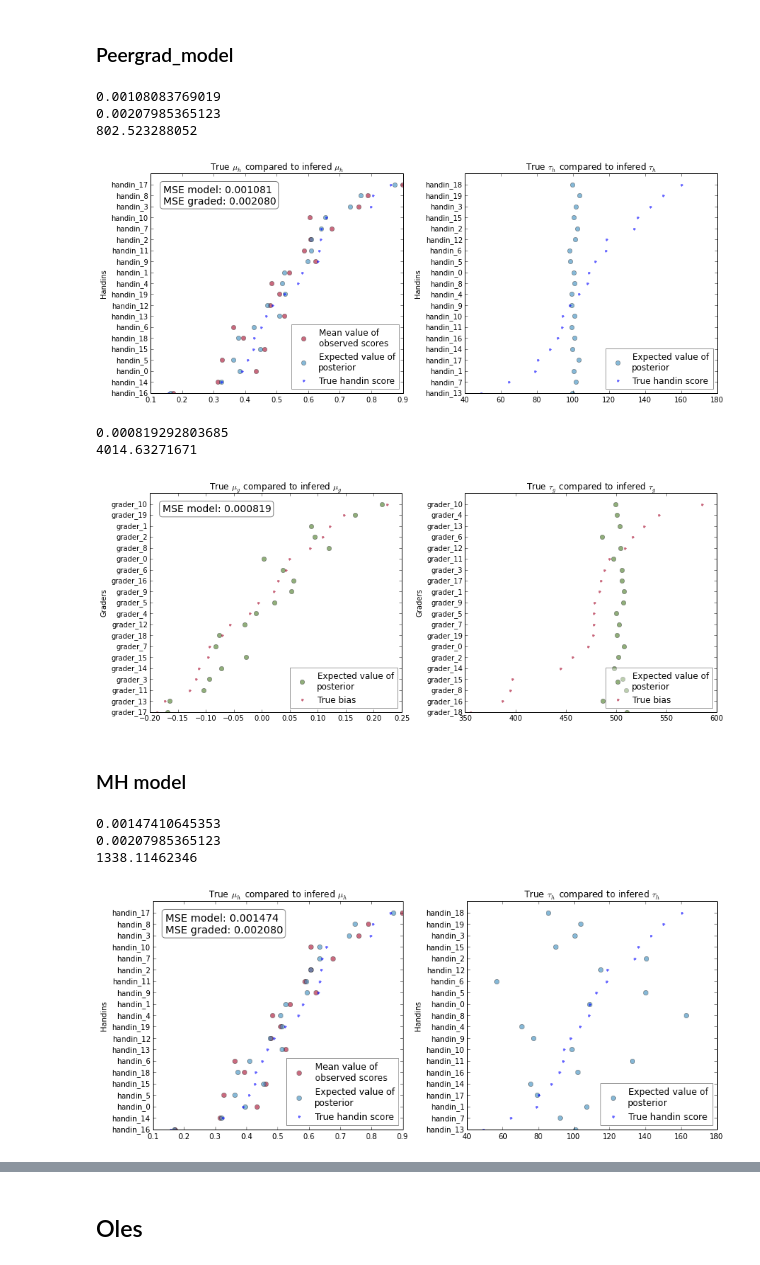
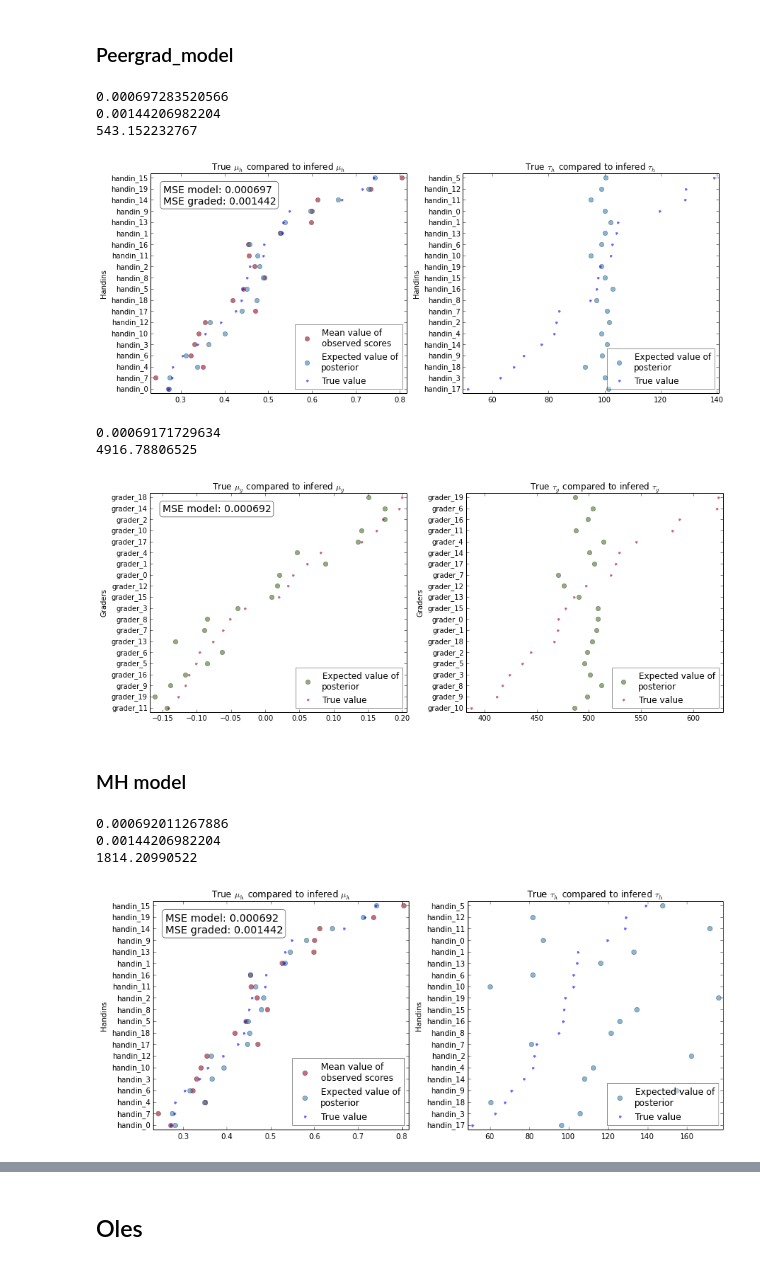
Before and after one commit to TomMalow/pymcmodels, a Jupyter notebook: Model iterations/Model Optimizing.ipynb, the cells around one changed output, grey strips where cells are left out. Cells and saved outputs as stored; diff of their text form; code cells hidden in the pictures.

Commit message:
more execution of MCMC to compare time

```diff
--- a/Model iterations/Model Optimizing.ipynb
+++ b/Model iterations/Model Optimizing.ipynb
@@ -101,7 +101,7 @@ B_tau = pm.Gamma('B_tau_generator',50,0.1)
 handins_data = list()
 graders_data = list()
 
-for i in xrange(0,100):
+for i in xrange(0,20):
     g = grader('grader_%i' % i,B_mu.random(),B_tau.random())
     t_mu = random_limit(T_mu)
     h = handin('handin_%i' % i, g, t_mu, T_tau.random())
@@ -375,6 +375,6 @@ graders:time
 40:12.993867
 100:30.285429
 # %%
-mcmc_MH = MH_model(assignment_data_true)
+mcmc_MH = MH_model(assignment_data_true,10000,1000)
 # %% [output]
 11000 out of 11000
@@ -719,12 +715,12 @@ def compare_to_generated(assignment_data,mcmc_handins,find,func='mean',ax=None):
     y_ = map(lambda x: x,y)
     if "bias" in find.func_name:
         plt.plot(score_values,y_,'o',color="#467821",label="Expected value of\nposterior",alpha=0.6,linewidth=0)
-        plt.plot(true_values,y,'.',color="#A60628",label="True bias",alpha=0.6,linewidth=0)
+        plt.plot(true_values,y,'.',color="#A60628",label="True value",alpha=0.6,linewidth=0)
     else:
         if func == "mean":
             plt.plot(mean_score_values,y,'o',color="#A60628",label="Mean value of\nobserved scores",alpha=0.6)
         plt.plot(score_values,y,'o',color='#348ABD',label="Expected value of\nposterior",alpha=0.6,linewidth=0)
-        plt.plot(true_values,y,'.',label="True handin score",alpha=0.6,linewidth=0)
+        plt.plot(true_values,y,'.',label="True value",alpha=0.6,linewidth=0)
     plt.yticks(xrange(0,len(sorted_list)),labels)
     leg = plt.legend(loc=4,numpoints=1)
     leg.get_frame().set_alpha(0.4)
@@ -746,25 +742,29 @@ def compare_to_generated(assignment_data,mcmc_handins,find,func='mean',ax=None):
 figsize(12.5,5)
 ax = plt.subplot(1,2,1)
 compare_to_generated(assignment_data_true,mcmc_peergrade,find_T,'mean',ax)
+plt.margins(0.02)
 plt.subplot(1,2,2)
 compare_to_generated(assignment_data_true,mcmc_peergrade,find_T,'var')
+plt.margins(0.02)
 plt.tight_layout()
 # %% [output]
-0.00108083769019
-0.00207985365123
-802.523288052
+0.000697283520566
+0.00144206982204
+543.152232767
-[figure, old version]
+[figure, new version]
 # %%
 figsize(12.5,5)
 ax = plt.subplot(1,2,1)
 compare_to_generated(assignment_data_true,mcmc_peergrade,find_bias,'mean',ax)
+plt.margins(0.02)
 plt.subplot(1,2,2)
 compare_to_generated(assignment_data_true,mcmc_peergrade,find_bias,'var')
+plt.margins(0.02)
 plt.tight_layout()
 # %% [output]
-0.000819292803685
-4014.63271671
+0.00069171729634
+4916.78806525
-[figure, old version]
+[figure, new version]
 # %% [markdown]
 ###  MH model
 # %%
@@ -792,15 +792,17 @@ def find_T_(assignment,mcmc,f):
 # %%
 figsize(12,5)
 ax = plt.subplot(1,2,1)
 compare_to_generated(assignment_data_true,mcmc_MH,find_T_,'mean',ax)
+plt.margins(0.02)
 plt.subplot(1,2,2)
 compare_to_generated(assignment_data_true,mcmc_MH,find_T_,'var')
+plt.margins(0.02)
 plt.tight_layout()
 # %% [output]
-0.00147410645353
-0.00207985365123
-1338.11462346
+0.000692011267886
+0.00144206982204
+1814.20990522
-[figure, old version]
+[figure, new version]
 # %%
 figsize(12,5)
 ax = plt.subplot(1,2,1)
```
Also changed, not shown: parts of 7 cells of this notebook, 4 other files.
